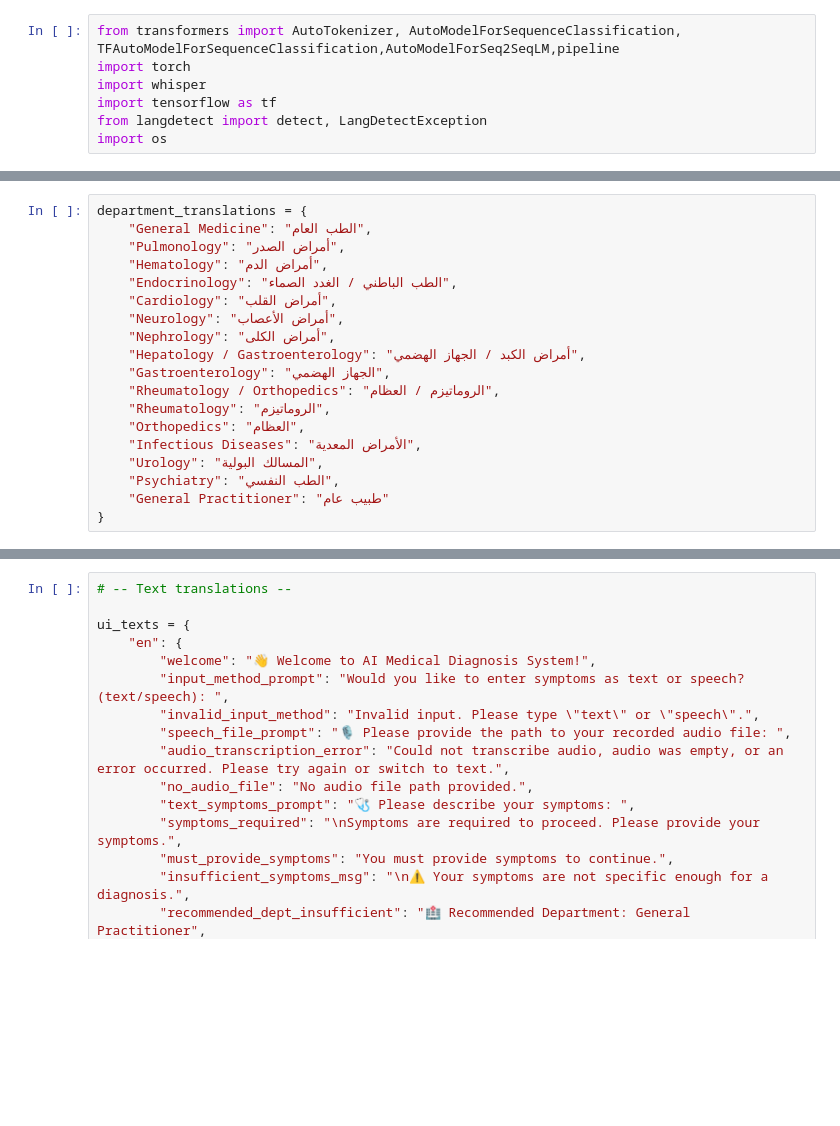
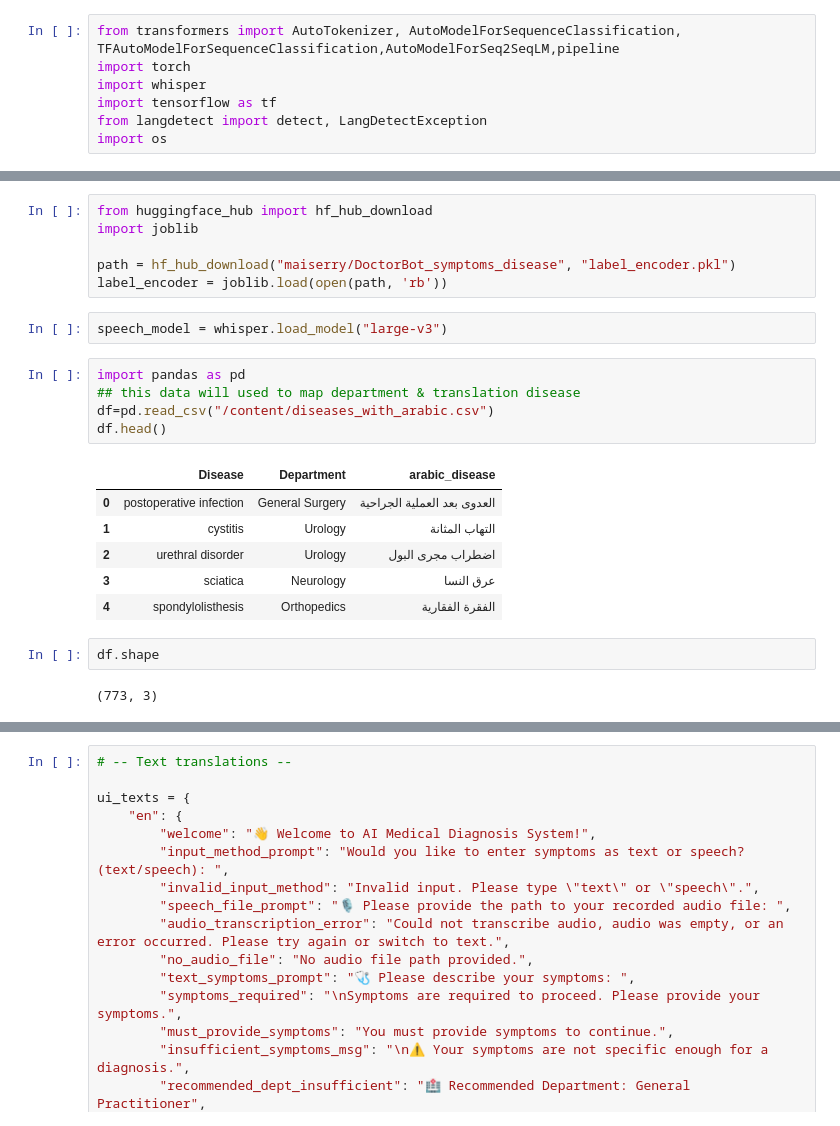
Before and after one commit to MaiSerry/DoctBot_grad, a Jupyter notebook: main_code_DoctorBot.ipynb, the cells around one changed output, grey strips where cells are left out. Cells and saved outputs as stored; diff of their text form; blank space fills up the shorter version.

```diff
--- a/main_code_DoctorBot.ipynb
+++ b/main_code_DoctorBot.ipynb
@@ -90,19 +53,24 @@ disease_to_department = {
-# %%
-department_translations = {
-    "General Medicine": "الطب العام",
-    "Pulmonology": "أمراض الصدر",
-    "Hematology": "أمراض الدم",
-    "Endocrinology": "الطب الباطني / الغدد الصماء",
-    "Cardiology": "أمراض القلب",
-    "Neurology": "أمراض الأعصاب",
-    "Nephrology": "أمراض الكلى",
-    "Hepatology / Gastroenterology": "أمراض الكبد / الجهاز الهضمي",
-    "Gastroenterology": "الجهاز الهضمي",
-    "Rheumatology / Orthopedics": "الروماتيزم / العظام",
-    "Rheumatology": "الروماتيزم",
-    "Orthopedics": "العظام",
-    "Infectious Diseases": "الأمراض المعدية",
-    "Urology": "المسالك البولية",
-    "Psychiatry": "الطب النفسي",
-    "General Practitioner": "طبيب عام"
-}
+# %%
+from huggingface_hub import hf_hub_download
+import joblib
+
+path = hf_hub_download("maiserry/DoctorBot_symptoms_disease", "label_encoder.pkl")
+label_encoder = joblib.load(open(path, 'rb'))
+# %%
+speech_model = whisper.load_model("large-v3")
+# %%
+import pandas as pd
+## this data will used to map department & translation disease
+df=pd.read_csv("/content/diseases_with_arabic.csv")
+df.head()
+# %% [output]
+|  | Disease | Department | arabic_disease |
+| 0 | postoperative infection | General Surgery | العدوى بعد العملية الجراحية |
+| 1 | cystitis | Urology | التهاب المثانة |
+| 2 | urethral disorder | Urology | اضطراب مجرى البول |
+| 3 | sciatica | Neurology | عرق النسا |
+| 4 | spondylolisthesis | Orthopedics | الفقرة الفقارية |
+# %%
+df.shape
+# %% [output]
+(773, 3)
```
Also changed, not shown: parts of 38 cells of this notebook.
